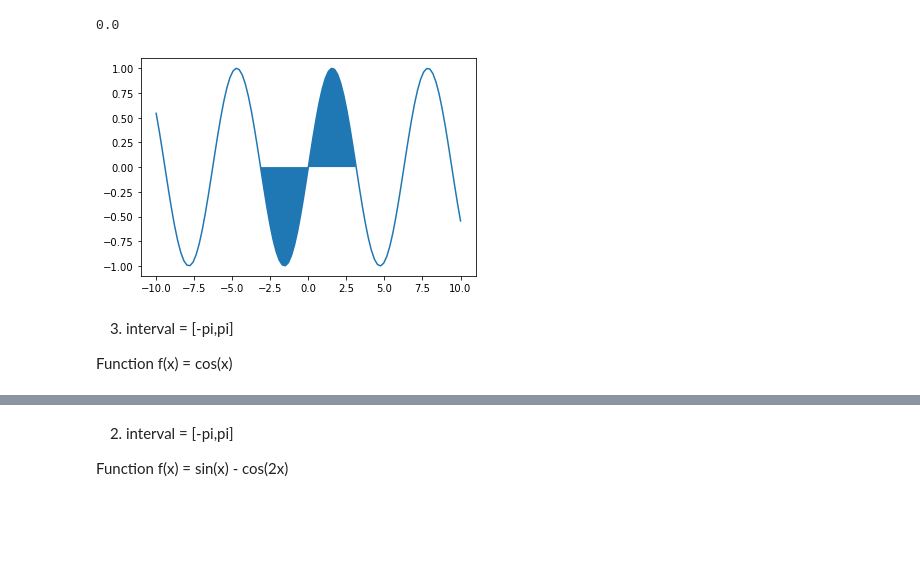
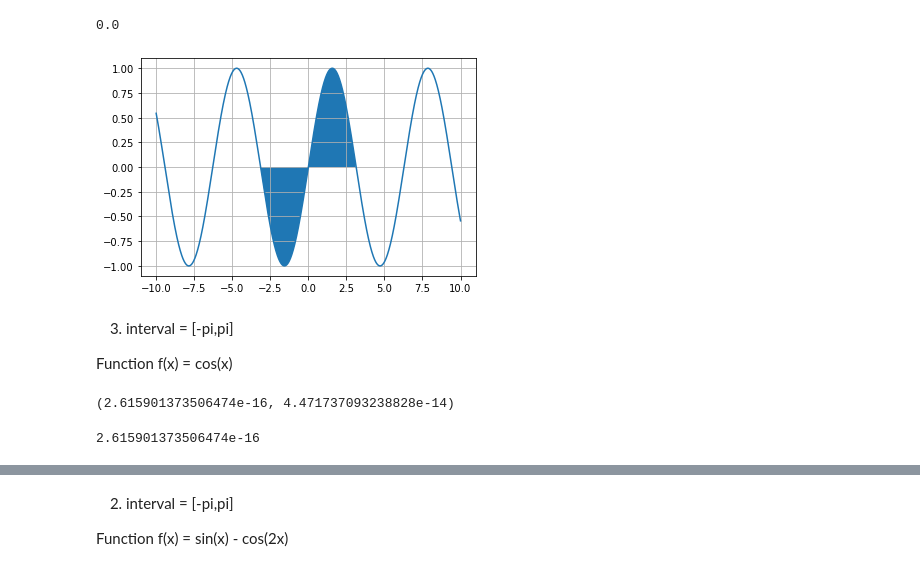
Before and after one commit to Abubakr1710/Gradient-Desent-Team-4, a Jupyter notebook: 13. Gradients and Integrals/Gradient Descent and Integrals.ipynb, the cells around one changed output, grey strips where cells are left out. Saved outputs shown, nothing was run; the diff lists cells and outputs as text; code cells hidden in the pictures; blank space fills up the shorter version.

```diff
--- a/13. Gradients and Integrals/Gradient Descent and Integrals.ipynb
+++ b/13. Gradients and Integrals/Gradient Descent and Integrals.ipynb
@@ -136,14 +136,28 @@ print(area_under_the_curve)
 # %% [output]
 0.0
 # %%
-x = np.linspace(-10,10, 100)
+x = np.linspace(-10,10, 1000)
 section = np.arange(-np.pi, np.pi, 1/20)
 plt.plot(x, func(x))
 plt.fill_between(section,func(section))
+plt.grid()
 plt.show()
 # %% [output]
-[figure, old version]
+[figure, new version]
 # %% [markdown]
 3. interval = \[-pi,pi\]
 
 Function f(x) = cos(x)
+# %%
+a,b = [-np.pi, np.pi]
+def f(x):
+    return np.cos(x)
+result3 = integrate.quad(f,a,b)
+result3
+# %% [output]
+(2.615901373506474e-16, 4.471737093238828e-14)
+# %%
+area_under_the_curve = result3[0]
+print(area_under_the_curve)
+# %% [output]
+2.615901373506474e-16
```
Also changed, not shown: parts of 4 cells of this notebook.
